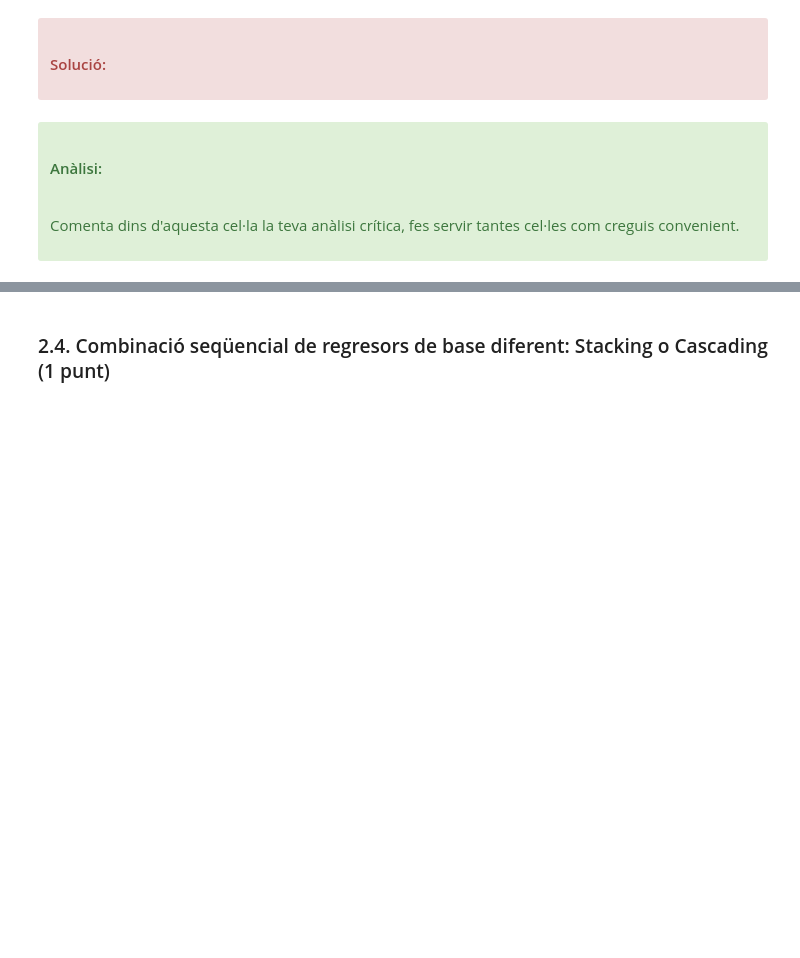
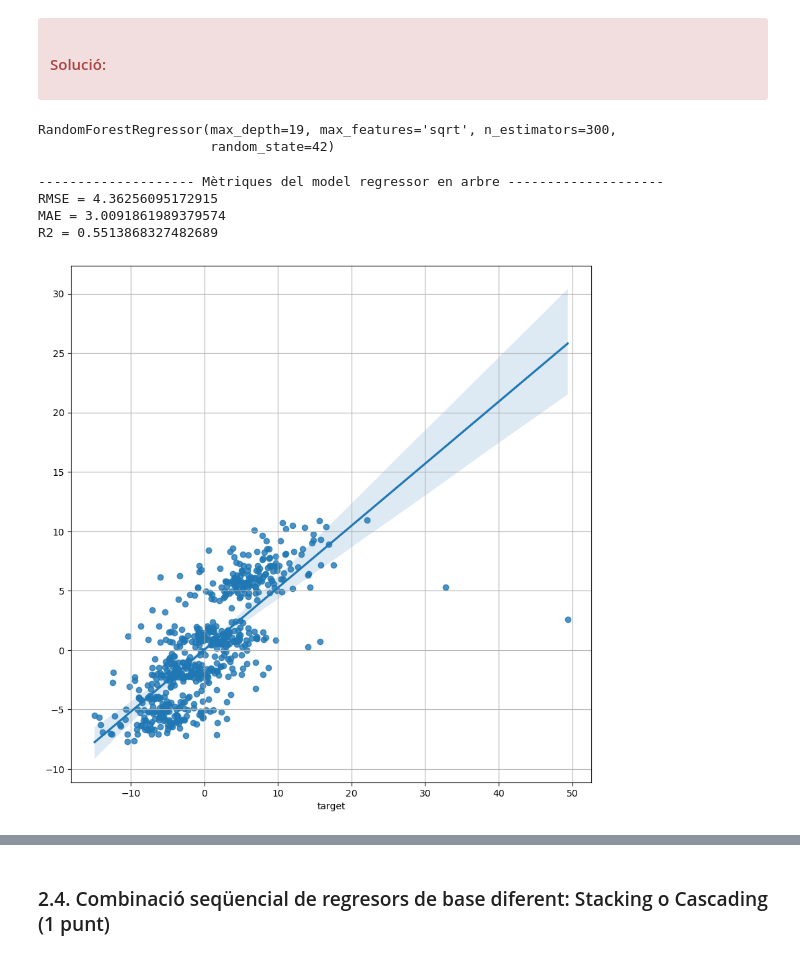
Before and after one commit to marc7666/PAC4-aprenentatge-automatic, a Jupyter notebook: M2_991_20242_PAC4_Enunciat.ipynb, the cells around one changed output, grey strips where cells are left out. Drawn from its saved outputs; the diff is of its cells as text; code cells hidden in the pictures; blank space fills up the shorter version.

```diff
--- a/M2_991_20242_PAC4_Enunciat.ipynb
+++ b/M2_991_20242_PAC4_Enunciat.ipynb
@@ -1549,0 +1595,9 @@ Comenta dins d'aquesta cel·la la teva anàlisi crítica, fes servir tantes cel
+# %%
+from sklearn.ensemble import RandomForestRegressor
+from sklearn.model_selection import GridSearchCV
+random_forest_regressor = RandomForestRegressor(random_state=42)
+params = {'n_estimators': [100, 200, 300, 400], 'max_depth': list(range(15, 20)), 'max_features': ['sqrt', 'log2', None]}
+reg_grid = GridSearchCV(estimator=random_forest_regressor, param_grid=params, cv=5, scoring="neg_root_mean_squared_error", return_train_score=True,
+                       n_jobs=-1)
+reg_grid.fit(X_train_no_outliers, y_train)
+print(reg_grid.best_params_)
@@ -1566,7 +1626,27 @@ Comenta dins d'aquesta cel·la la teva anàlisi crítica, fes servir tantes cel
-# %% [markdown]
-<div class="alert alert-block alert-success">
-<h4>Anàlisi:</h4>
-
-Comenta dins d'aquesta cel·la la teva anàlisi crítica, fes servir tantes cel·les com creguis convenient.
-
-</div>
+# %%
+optimal_regressor = RandomForestRegressor(n_estimators=300, max_depth=19, max_features='sqrt', random_state=42)
+optimal_regressor.fit(X_train_no_outliers, y_train)
+# %% [output]
+RandomForestRegressor(max_depth=19, max_features='sqrt', n_estimators=300,
+                      random_state=42)
+# %%
+from sklearn.metrics import root_mean_squared_error
+from sklearn.metrics import mean_absolute_error
+from sklearn.metrics import r2_score
+reg_predictions = optimal_regressor.predict(X_test_no_outliers)
+print("-------------------- Mètriques del model regressor en arbre --------------------")
+print(f"RMSE = {root_mean_squared_error(y_test, reg_predictions)}")
+print(f"MAE = {mean_absolute_error(y_test, reg_predictions)}")
+print(f"R2 = {r2_score(y_test, reg_predictions)}")
+# %% [output]
+-------------------- Mètriques del model regressor en arbre --------------------
+RMSE = 4.36256095172915
+MAE = 3.0091861989379574
+R2 = 0.5513868327482689
+# %%
+plt.figure(figsize=(10,10))
+sns.regplot(x=y_test, y=reg_predictions)
+plt.grid(True)
+plt.show()
+# %% [output]
+[figure, added]
```
Also changed, not shown: parts of 18 cells of this notebook.
